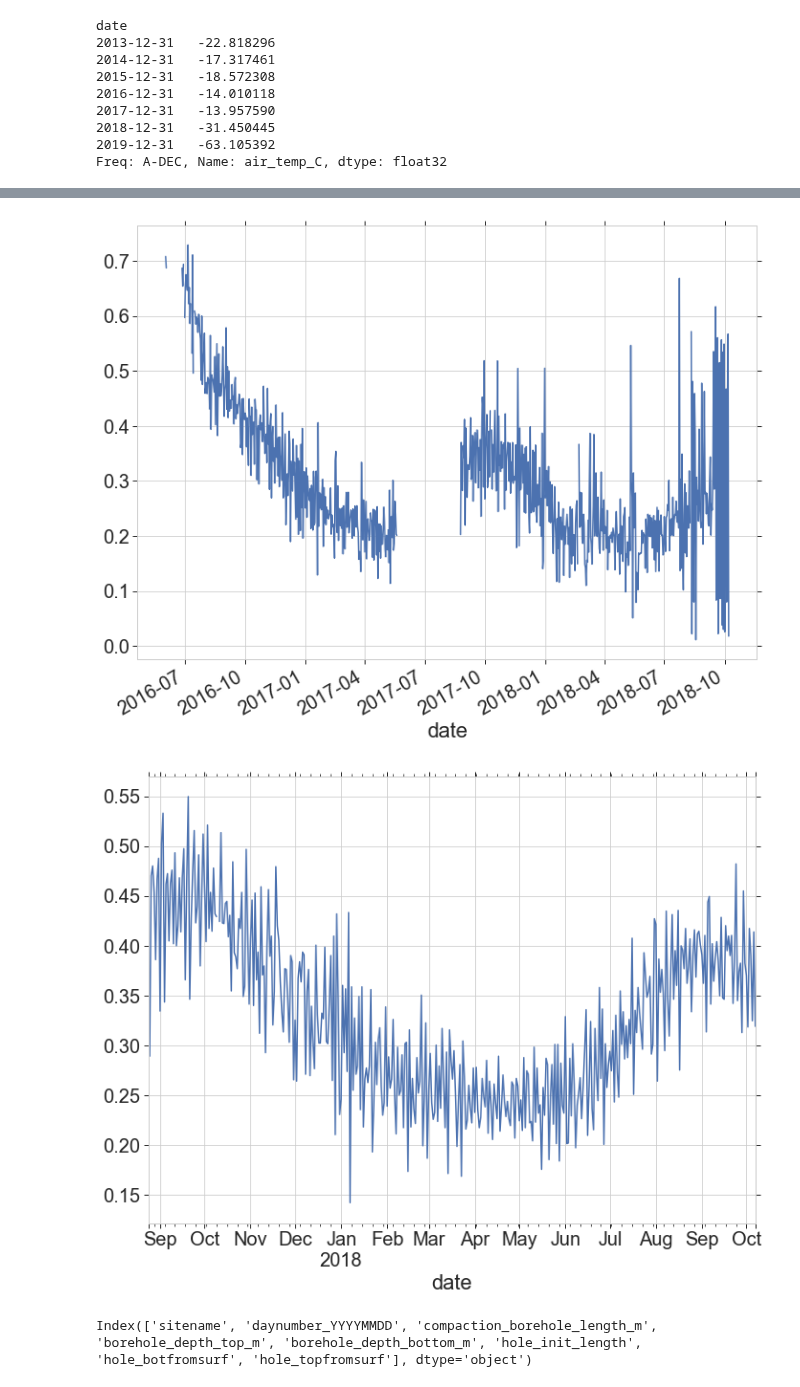
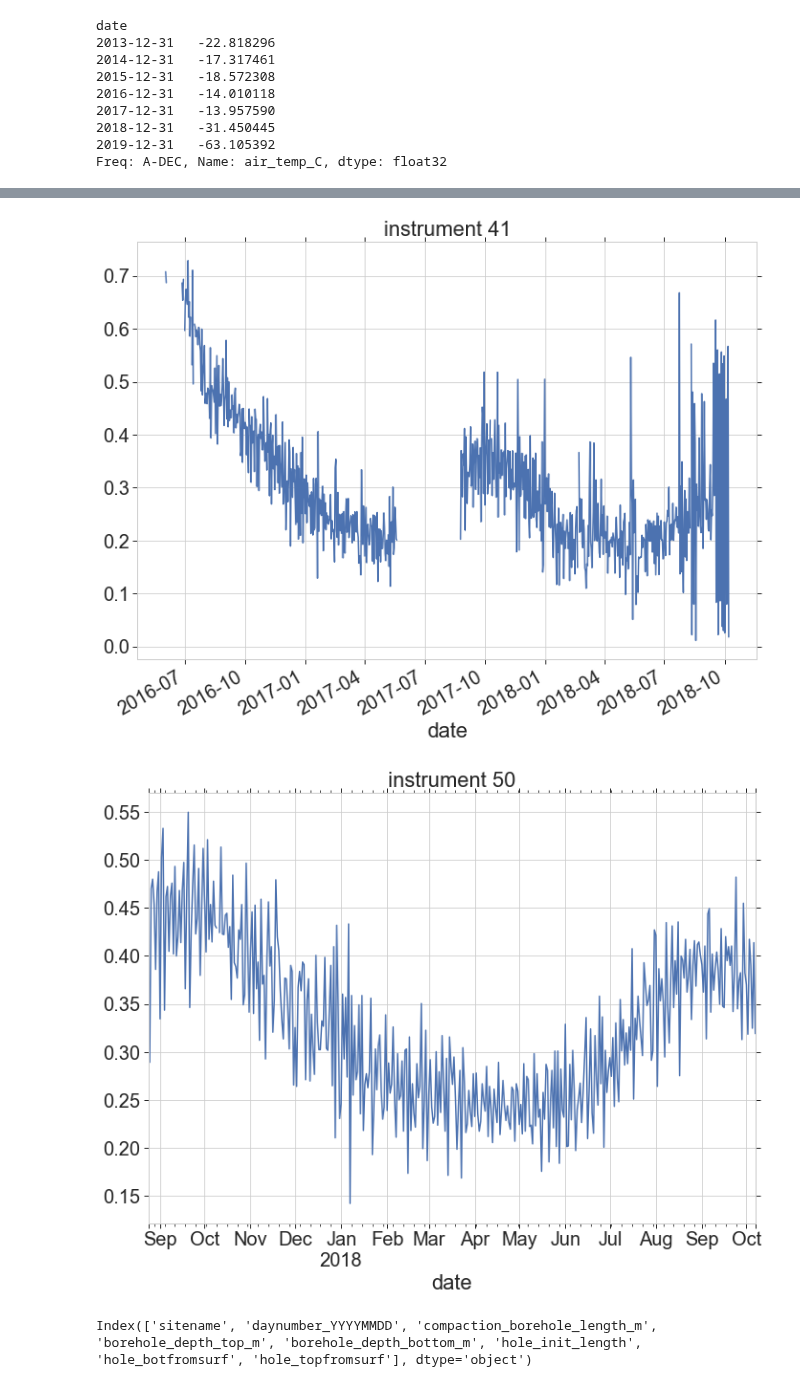
Before and after one commit to maximusjstevens/firncover, a Jupyter notebook: FirnCover_main.ipynb, the cells around one changed output, grey strips where cells are left out. Cells and saved outputs as stored; diff of their text form; code cells hidden in the pictures.

```diff
--- a/FirnCover_main.ipynb
+++ b/FirnCover_main.ipynb
@@ -912,5 +937,6 @@ for II in SumIds:
 for II in SumIds:
     f1,a1 = plt.subplots()
     d2 = idict[II]
-    d2['comp_rate_yr'].plot()
+    d2['comp_rate_yr'].plot(ax=a1)
+    a1.set_title(f'instrument {II}')
 # %% [output]
@@ -921,5 +947,5 @@ for II in SumIds:
-[figure, old version]
+[figure, new version]
-[figure, old version]
+[figure, new version]
 # %%
 # #Put the 'virtual' holes into the frame (i.e. the differential compaction between holes), Summit, EGRIP only for now.
 
```
Also changed, not shown: parts of 8 cells of this notebook.
